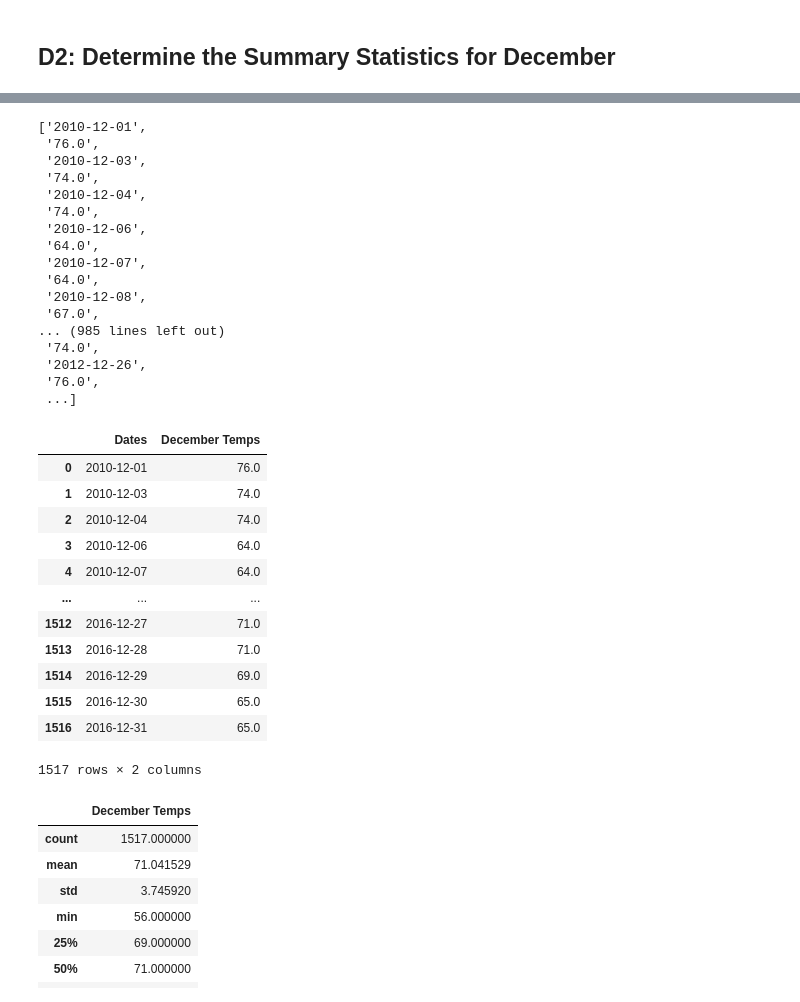
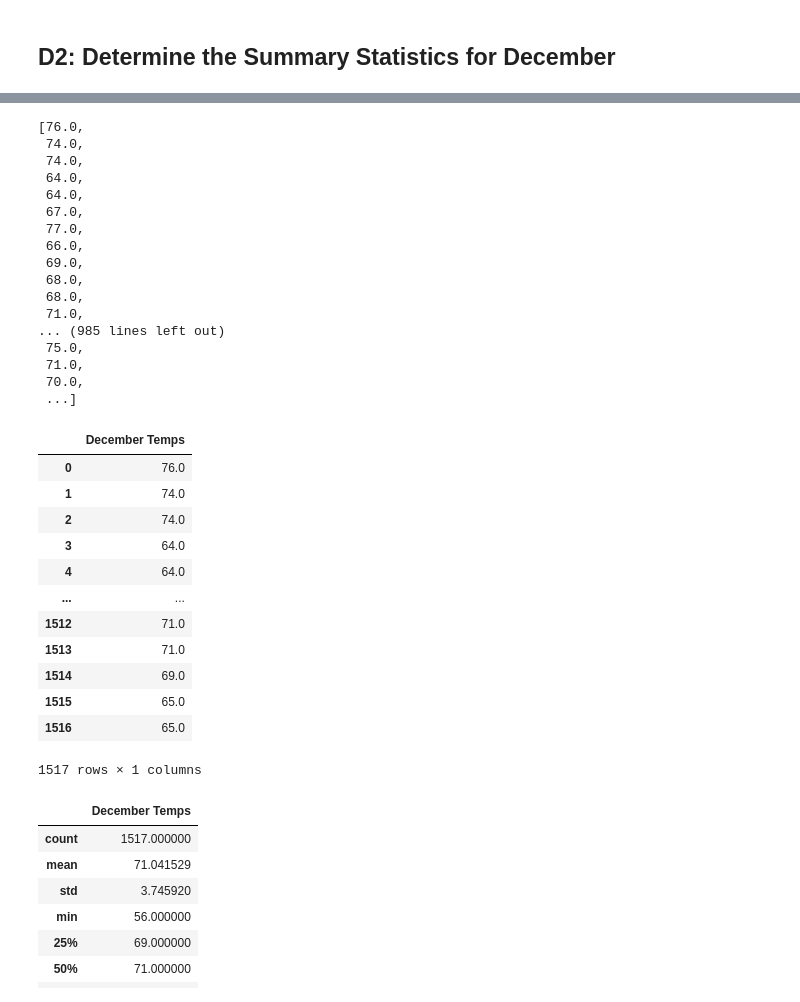
Before and after one commit to yazhcodes/surfs_up, a Jupyter notebook: Challenge/SurfsUp_Challenge.ipynb, the cells around one changed output, grey strips where cells are left out. Saved outputs shown, nothing was run; the diff lists cells and outputs as text; code cells hidden in the pictures.

```diff
--- a/Challenge/SurfsUp_Challenge.ipynb
+++ b/Challenge/SurfsUp_Challenge.ipynb
@@ -103,9 +105,6 @@ june_temps_df.describe()
 ## D2: Determine the Summary Statistics for December
 # %%
 # 6. Write a query that filters the Measurement table to retrieve the temperatures for the month of December.
-dec_result = session\
-                    .query(Measurement.date,Measurement.tobs)\
-                    .filter(func.extract("month",Measurement.date) == 12)\
-                    .all()
+dec_result = session.query(Measurement.tobs).filter(func.extract("month",Measurement.date) == 12).all()
 dec_result
 # %% [output]
@@ -131,42 +130,43 @@ dec_result
 dec_temps = list(np.ravel(dec_result))
 dec_temps
 # %% [output]
-['2010-12-01',
- '76.0',
- '2010-12-03',
- '74.0',
- '2010-12-04',
- '74.0',
- '2010-12-06',
- '64.0',
- '2010-12-07',
- '64.0',
- '2010-12-08',
- '67.0',
+[76.0,
+ 74.0,
+ 74.0,
+ 64.0,
+ 64.0,
+ 67.0,
+ 77.0,
+ 66.0,
+ 69.0,
+ 68.0,
+ 68.0,
+ 71.0,
 ... (985 lines left out)
- '74.0',
- '2012-12-26',
- '76.0',
+ 75.0,
+ 71.0,
+ 70.0,
  ...]
 # %%
 # 8. Create a DataFrame from the list of temperatures for the month of December.
-# Creating DataFrame using Query Result(dec_result) instead of the List(dec_temps) from Step 7 as it produces an incorrect DataFrame
-dec_temps_df = pd.DataFrame(dec_result,columns=['Dates','December Temps'])
+# Creating DataFrame using Query Result(dec_result) instead of the List(dec_temps)
+# from Step 7 as it produces an incorrect DataFrame
+dec_temps_df = pd.DataFrame(dec_result,columns=['December Temps'])
 dec_temps_df
 # %% [output]
-|  | Dates | December Temps |
-| 0 | 2010-12-01 | 76.0 |
-| 1 | 2010-12-03 | 74.0 |
-| 2 | 2010-12-04 | 74.0 |
-| 3 | 2010-12-06 | 64.0 |
-| 4 | 2010-12-07 | 64.0 |
-| ... | ... | ... |
-| 1512 | 2016-12-27 | 71.0 |
-| 1513 | 2016-12-28 | 71.0 |
-| 1514 | 2016-12-29 | 69.0 |
-| 1515 | 2016-12-30 | 65.0 |
-| 1516 | 2016-12-31 | 65.0 |
+|  | December Temps |
+| 0 | 76.0 |
+| 1 | 74.0 |
+| 2 | 74.0 |
+| 3 | 64.0 |
+| 4 | 64.0 |
+| ... | ... |
+| 1512 | 71.0 |
+| 1513 | 71.0 |
+| 1514 | 69.0 |
+| 1515 | 65.0 |
+| 1516 | 65.0 |
-1517 rows × 2 columns
+1517 rows × 1 columns
 # %%
 # 9. Calculate and print out the summary statistics for the Decemeber temperature DataFrame.
 dec_temps_df.describe()
```
Also changed, not shown: parts of 13 cells of this notebook, 5 other files.
